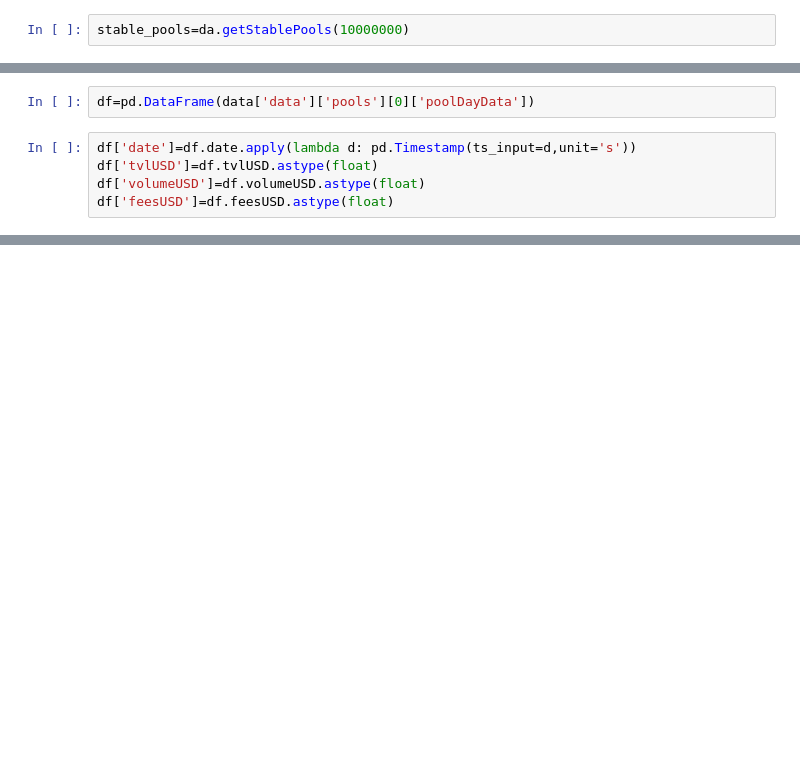
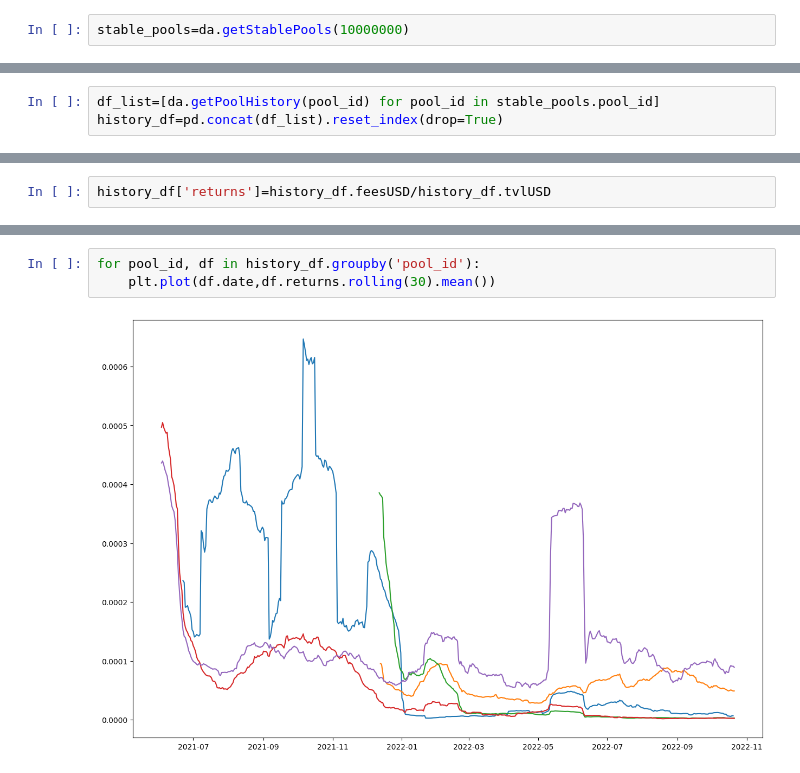
Before and after one commit to PabloBaiocchi/liquidityPoolStrategy, a Jupyter notebook: Untitled.ipynb, the cells around one changed output, grey strips where cells are left out. Drawn from its saved outputs; the diff is of its cells as text; blank space fills up the shorter version.

```diff
--- a/Untitled.ipynb
+++ b/Untitled.ipynb
@@ -32,7 +18,0 @@ data=response.json()
-# %%
-df=pd.DataFrame(data['data']['pools'][0]['poolDayData'])
-# %%
-df['date']=df.date.apply(lambda d: pd.Timestamp(ts_input=d,unit='s'))
-df['tvlUSD']=df.tvlUSD.astype(float)
-df['volumeUSD']=df.volumeUSD.astype(float)
-df['feesUSD']=df.feesUSD.astype(float)
@@ -54,0 +19,3 @@ df
+# %%
+df_list=[da.getPoolHistory(pool_id) for pool_id in stable_pools.pool_id]
+history_df=pd.concat(df_list).reset_index(drop=True)
@@ -54,0 +48,2 @@ df
+# %%
+history_df['returns']=history_df.feesUSD/history_df.tvlUSD
@@ -54,0 +60,5 @@ df
+# %%
+for pool_id, df in history_df.groupby('pool_id'):
+    plt.plot(df.date,df.returns.rolling(30).mean())
+# %% [output]
+[figure, added]
```
Also changed, not shown: parts of 14 cells of this notebook, 1 other file.
